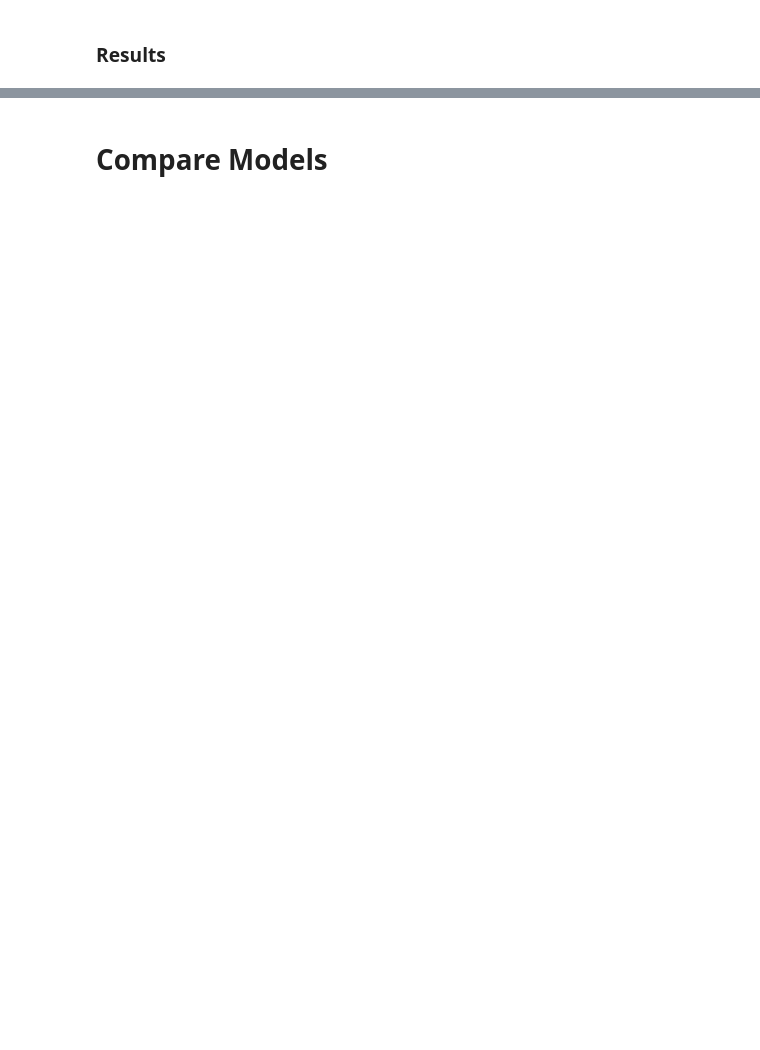
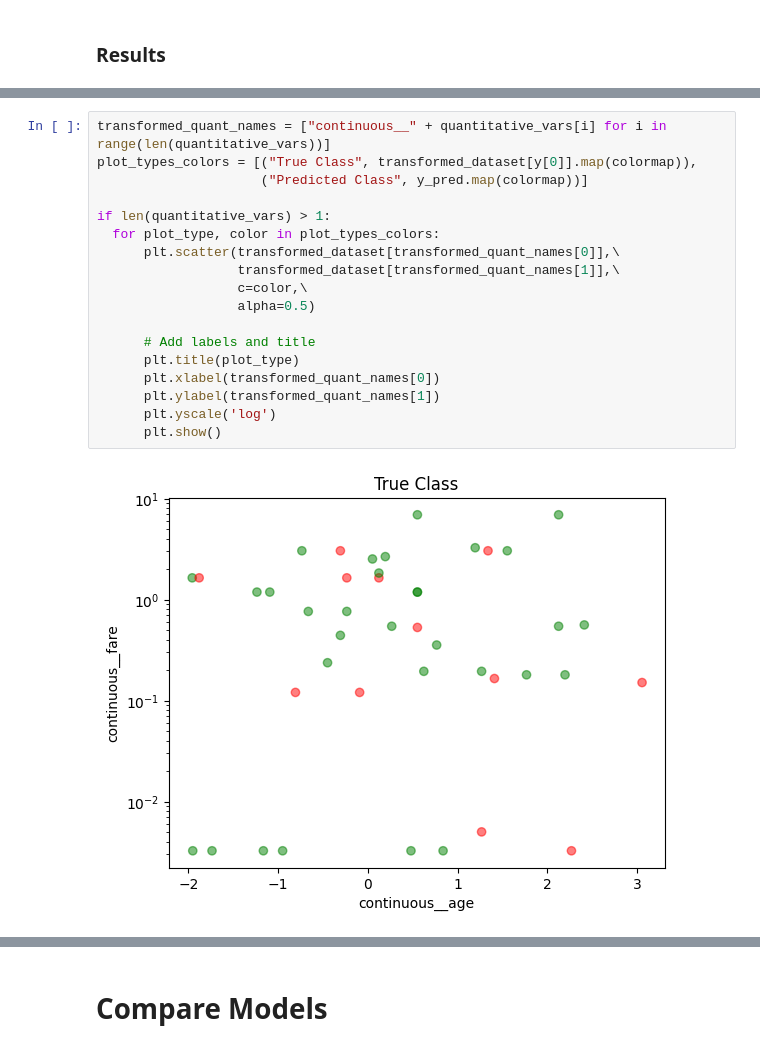
Before and after one commit to IsaacFigNewton/Conditional-Probability-Manifold-Regressor, a Jupyter notebook: KNN_Estimation_of_Feature_Probability_Distributions.ipynb, the cells around one changed output, grey strips where cells are left out. Drawn from its saved outputs; the diff is of its cells as text; blank space fills up the shorter version.

```diff
--- a/KNN_Estimation_of_Feature_Probability_Distributions.ipynb
+++ b/KNN_Estimation_of_Feature_Probability_Distributions.ipynb
@@ -821,0 +810,20 @@ if len(quantitative_vars) > 1:
+# %%
+transformed_quant_names = ["continuous__" + quantitative_vars[i] for i in range(len(quantitative_vars))]
+plot_types_colors = [("True Class", transformed_dataset[y[0]].map(colormap)),
+                     ("Predicted Class", y_pred.map(colormap))]
+
+if len(quantitative_vars) > 1:
+  for plot_type, color in plot_types_colors:
+      plt.scatter(transformed_dataset[transformed_quant_names[0]],\
+                  transformed_dataset[transformed_quant_names[1]],\
+                  c=color,\
+                  alpha=0.5)
+
+      # Add labels and title
+      plt.title(plot_type)
+      plt.xlabel(transformed_quant_names[0])
+      plt.ylabel(transformed_quant_names[1])
+      plt.yscale('log')
+      plt.show()
+# %% [output]
+[figure, added]
```
Also changed, not shown: parts of 27 cells of this notebook.
